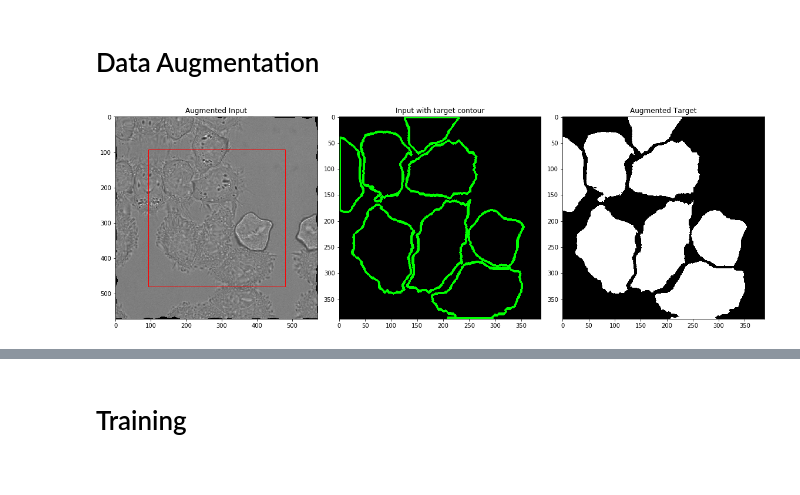
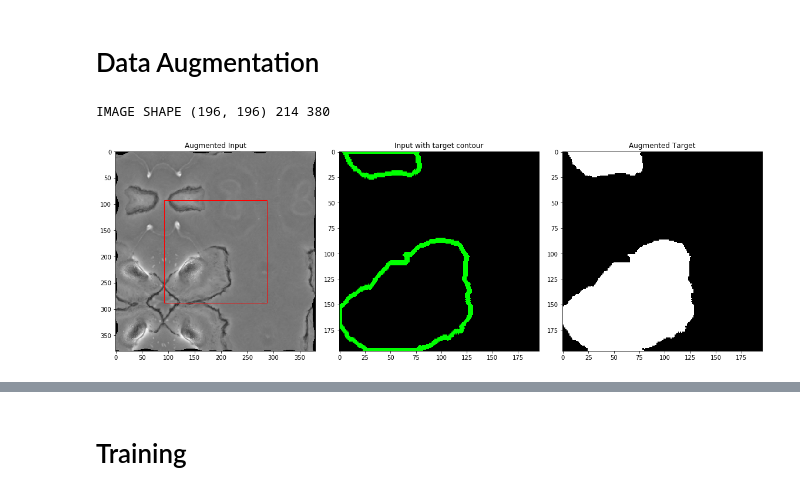
Before and after one commit to nsirons/DL-unet, a Jupyter notebook: main.ipynb, the cells around one changed output, grey strips where cells are left out. Saved outputs shown, nothing was run; the diff lists cells and outputs as text; code cells hidden in the pictures.

Commit message:
random crop distribution

```diff
--- a/main.ipynb
+++ b/main.ipynb
@@ -38,9 +38,9 @@ CUR_DIR = os.path.abspath('')
 download_all_data()
 
 # Specify which dataset to analyse
-# DATASET = 'PhC-C2DH-U373'
+DATASET = 'PhC-C2DH-U373'
 # DATASET = 'ISBI2012'
-DATASET = 'DIC-C2DH-HeLa'
+#DATASET = 'DIC-C2DH-HeLa'
 
 ISBI2012 = False
 
@@ -53,7 +53,10 @@ training_path = os.path.join(CUR_DIR, "data", f"{DATASET}-training", "01")
 target_GT = os.listdir(target_GT_path)
 
 for image in target_GT:
-    os.remove(os.path.join(target_path, image))
+    try:
+        os.remove(os.path.join(target_path, image))
+    except:
+        pass
 
 target = os.listdir(target_path)
 
@@ -68,7 +71,7 @@ for i in range(3):
     # image morphology, for edge detection (ONLY FOR DIC-C2DH-HeLa, since cells intersect)
     gt, mask_global = preprocess_gt(img_gt)
     if DATASET != "DIC-C2DH-HeLa":
-        gt = img_gt
+        gt = img_gt / 65536 * 255
 
     fig = plt.figure(figsize=(16,9))
     plt.subplot(1,5,1)
@@ -87,7 +90,8 @@ for i in range(3):
     plt.title('Binary Ground truth')
 
     # Calculating loss for ground truth
-    loss_img = weighted_map(torch.from_numpy(gt_bin.reshape((1,1,512,512))) / 255, 1).numpy().reshape((512,512))
+    h, w = gt_bin.shape
+    loss_img = weighted_map(torch.from_numpy(gt_bin.reshape((1,1,h,w))) / 255).numpy().reshape((h,w))
     plt.subplot(1,5,5)
     plt.imshow(loss_img, cmap='jet')
     plt.title("Pixel-wise weight loss")
@@ -99,35 +105,40 @@ NameError: name 'preprocess_gt' is not defined
 # Data Augmentation
 # %%
 root_dir = os.path.join(CUR_DIR, "data", f"{DATASET}-training")
-data = ImageDataset(root_dir, alpha=200, sigma=10, ISBI2012=ISBI2012)   # For training + validation
+if DATASET == "DIC-C2DH-HeLa":
+    crop = 388
+else:
+    crop = 196
 
+data = ImageDataset(root_dir, alpha=200, sigma=10, ISBI2012=ISBI2012, crop=crop)   # For training + validation
 orig_img = cv.imread(os.path.join(root_dir, '01', os.listdir(os.path.join(root_dir, "01"))[0]), -1)
 
 img, gt = data[0]
 
 original_size, input_size, _ = input_size_compute(gt)
 pad = int((input_size - original_size) / 2)
 
 fig = plt.figure(figsize=(16,9))
 ax0 = fig.add_subplot(131)
 ax1 = fig.add_subplot(132)
 ax2 = fig.add_subplot(133)
 
 rect = patches.Rectangle((pad,pad),original_size,original_size,linewidth=1,edgecolor='r',facecolor='none')
 gt = gt.reshape(gt.shape[1:]).numpy().astype(np.uint8)
 contours, hierarchy = cv.findContours(gt, cv.RETR_TREE, cv.CHAIN_APPROX_SIMPLE)
 image = cv.cvtColor(img.reshape(img.shape[1:])[pad:pad+original_size,pad:pad+original_size].numpy().astype(np.uint8),cv.COLOR_GRAY2RGB)
 cv.drawContours(image, contours, -1, (0, 255, 0), 3)
 
 ax0.imshow(img.reshape(img.shape[1:]), cmap='gray')
 ax0.add_patch(rect)
 ax0.set_title('Augmented Input')
 ax1.imshow(image)
 ax1.set_title('Input with target contour')
 ax2.imshow(gt, cmap='gray')
 ax2.set_title('Augmented Target')
 
 fig.tight_layout()
 plt.show()
 # %% [output]
+IMAGE SHAPE (196, 196) 214 380
-[figure, old version]
+[figure, new version]
```
Also changed, not shown: parts of 11 cells of this notebook, 1 other file.
